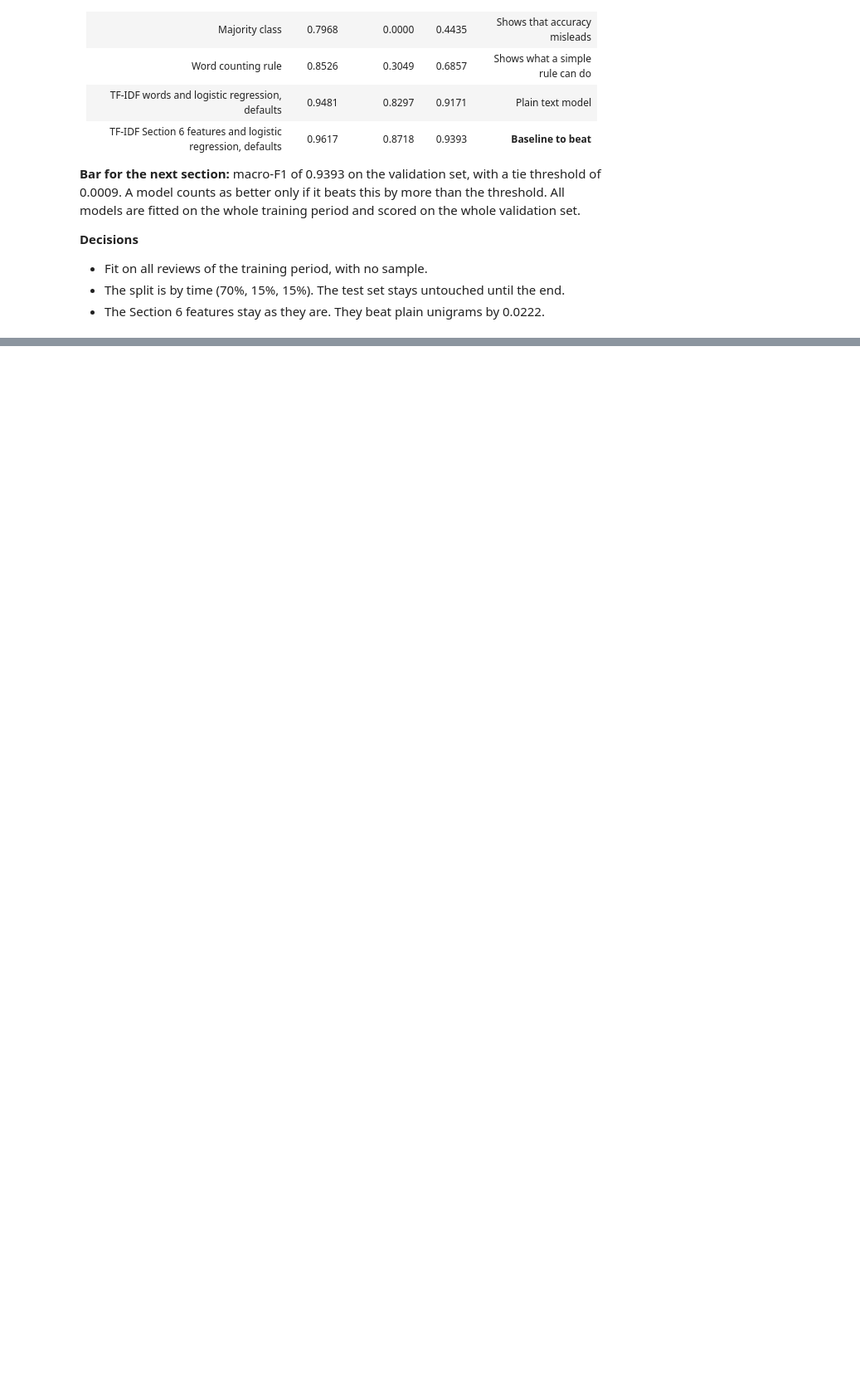
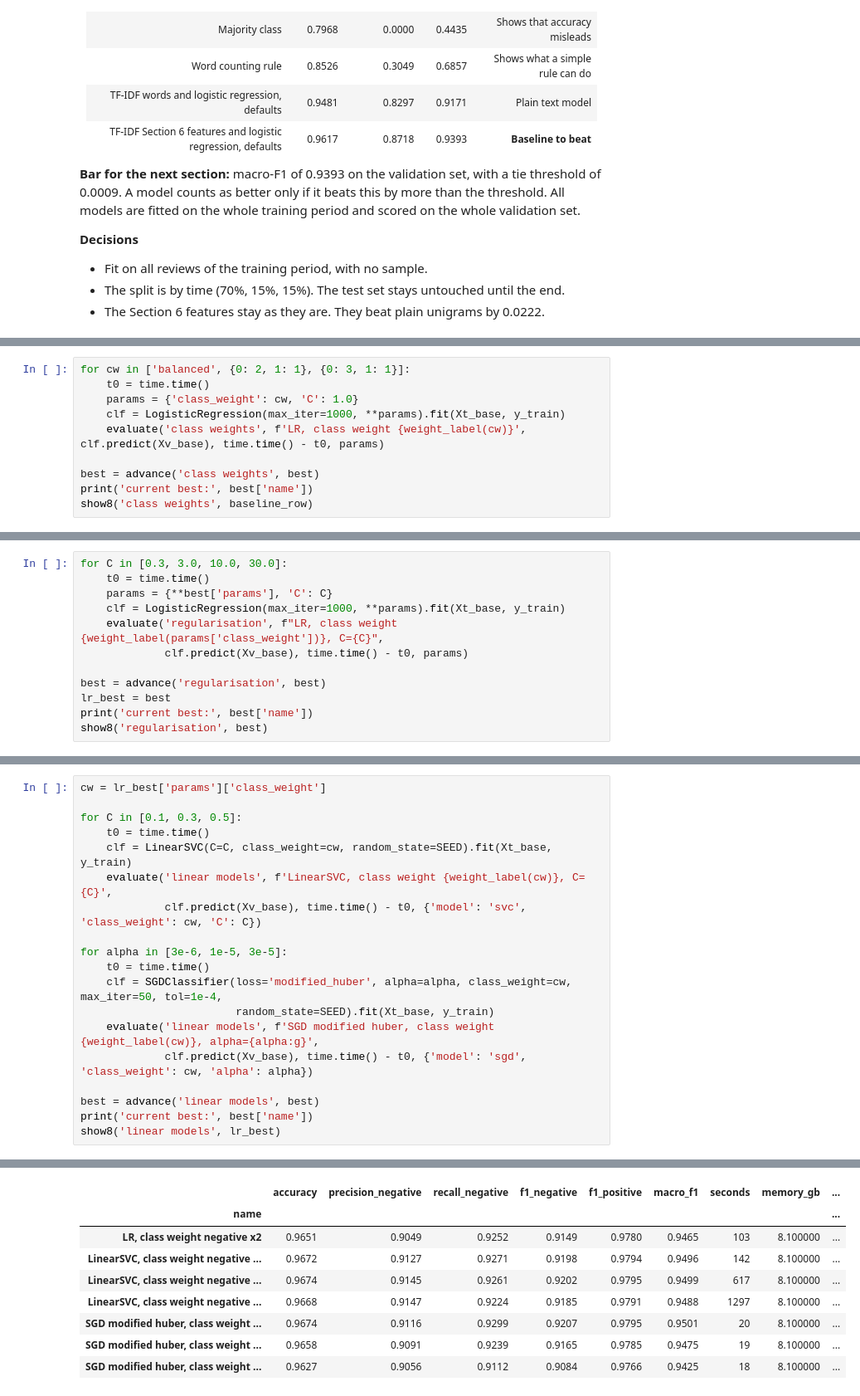
Before and after one commit to Virtuozs/MLOps2-pertemuan1-sentiment-classification, a Jupyter notebook: notebook.ipynb, the cells around one changed output, grey strips where cells are left out. Shown at 83% size. Drawn from its saved outputs; the diff is of its cells as text; blank space fills up the shorter version.

```diff
--- a/notebook.ipynb
+++ b/notebook.ipynb
@@ -1960,0 +2034,10 @@ time in vectorising and fitting: 418 s (7 min), largest memory in use: 9.0 GB
+# %%
+for cw in ['balanced', {0: 2, 1: 1}, {0: 3, 1: 1}]:
+    t0 = time.time()
+    params = {'class_weight': cw, 'C': 1.0}
+    clf = LogisticRegression(max_iter=1000, **params).fit(Xt_base, y_train)
+    evaluate('class weights', f'LR, class weight {weight_label(cw)}', clf.predict(Xv_base), time.time() - t0, params)
+
+best = advance('class weights', best)
+print('current best:', best['name'])
+show8('class weights', baseline_row)
@@ -1960,0 +2065,12 @@ time in vectorising and fitting: 418 s (7 min), largest memory in use: 9.0 GB
+# %%
+for C in [0.3, 3.0, 10.0, 30.0]:
+    t0 = time.time()
+    params = {**best['params'], 'C': C}
+    clf = LogisticRegression(max_iter=1000, **params).fit(Xt_base, y_train)
+    evaluate('regularisation', f"LR, class weight {weight_label(params['class_weight'])}, C={C}",
+             clf.predict(Xv_base), time.time() - t0, params)
+
+best = advance('regularisation', best)
+lr_best = best
+print('current best:', best['name'])
+show8('regularisation', best)
@@ -1960,0 +2102,20 @@ time in vectorising and fitting: 418 s (7 min), largest memory in use: 9.0 GB
+# %%
+cw = lr_best['params']['class_weight']
+
+for C in [0.1, 0.3, 0.5]:
+    t0 = time.time()
+    clf = LinearSVC(C=C, class_weight=cw, random_state=SEED).fit(Xt_base, y_train)
+    evaluate('linear models', f'LinearSVC, class weight {weight_label(cw)}, C={C}',
+             clf.predict(Xv_base), time.time() - t0, {'model': 'svc', 'class_weight': cw, 'C': C})
+
+for alpha in [3e-6, 1e-5, 3e-5]:
+    t0 = time.time()
+    clf = SGDClassifier(loss='modified_huber', alpha=alpha, class_weight=cw, max_iter=50, tol=1e-4,
+                        random_state=SEED).fit(Xt_base, y_train)
+    evaluate('linear models', f'SGD modified huber, class weight {weight_label(cw)}, alpha={alpha:g}',
+             clf.predict(Xv_base), time.time() - t0, {'model': 'sgd', 'class_weight': cw, 'alpha': alpha})
+
+best = advance('linear models', best)
+print('current best:', best['name'])
+show8('linear models', lr_best)
+# %% [output]
@@ -1960,0 +2129,9 @@ time in vectorising and fitting: 418 s (7 min), largest memory in use: 9.0 GB
+|  | accuracy | precision_negative | recall_negative | f1_negative | f1_positive | macro_f1 | seconds | memory_gb | ... |
+| name |  |  |  |  |  |  |  |  | ... |
+| LR, class weight negative x2 | 0.9651 | 0.9049 | 0.9252 | 0.9149 | 0.9780 | 0.9465 | 103 | 8.100000 | ... |
+| LinearSVC, class weight negative ... | 0.9672 | 0.9127 | 0.9271 | 0.9198 | 0.9794 | 0.9496 | 142 | 8.100000 | ... |
+| LinearSVC, class weight negative ... | 0.9674 | 0.9145 | 0.9261 | 0.9202 | 0.9795 | 0.9499 | 617 | 8.100000 | ... |
+| LinearSVC, class weight negative ... | 0.9668 | 0.9147 | 0.9224 | 0.9185 | 0.9791 | 0.9488 | 1297 | 8.100000 | ... |
+| SGD modified huber, class weight ... | 0.9674 | 0.9116 | 0.9299 | 0.9207 | 0.9795 | 0.9501 | 20 | 8.100000 | ... |
+| SGD modified huber, class weight ... | 0.9658 | 0.9091 | 0.9239 | 0.9165 | 0.9785 | 0.9475 | 19 | 8.100000 | ... |
+| SGD modified huber, class weight ... | 0.9627 | 0.9056 | 0.9112 | 0.9084 | 0.9766 | 0.9425 | 18 | 8.100000 | ... |
```
Also changed, not shown: parts of 38 cells of this notebook, 1 other file.
